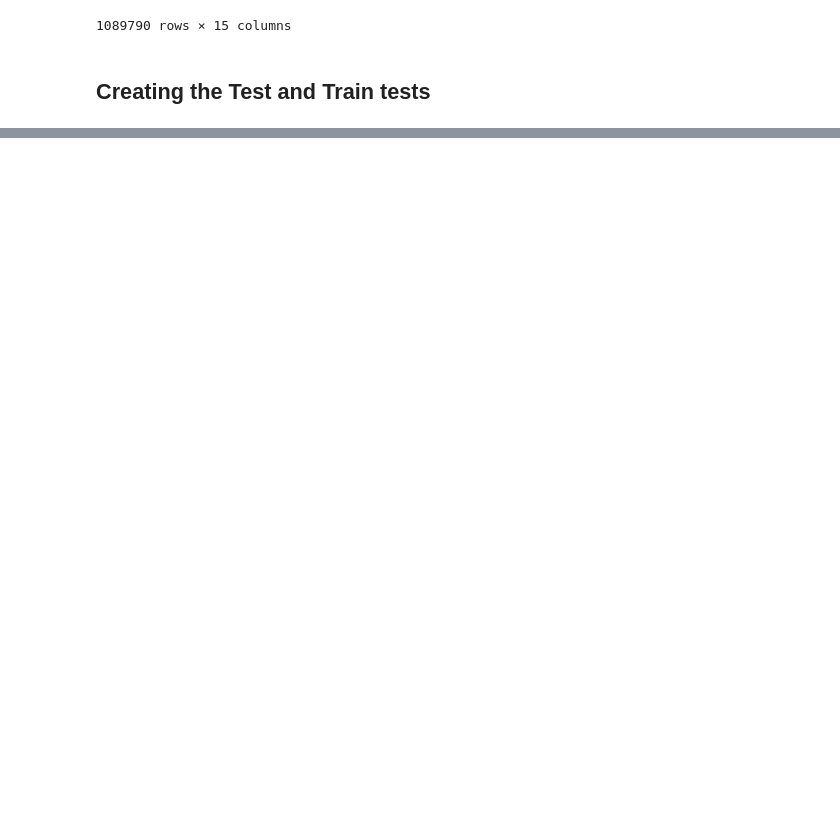
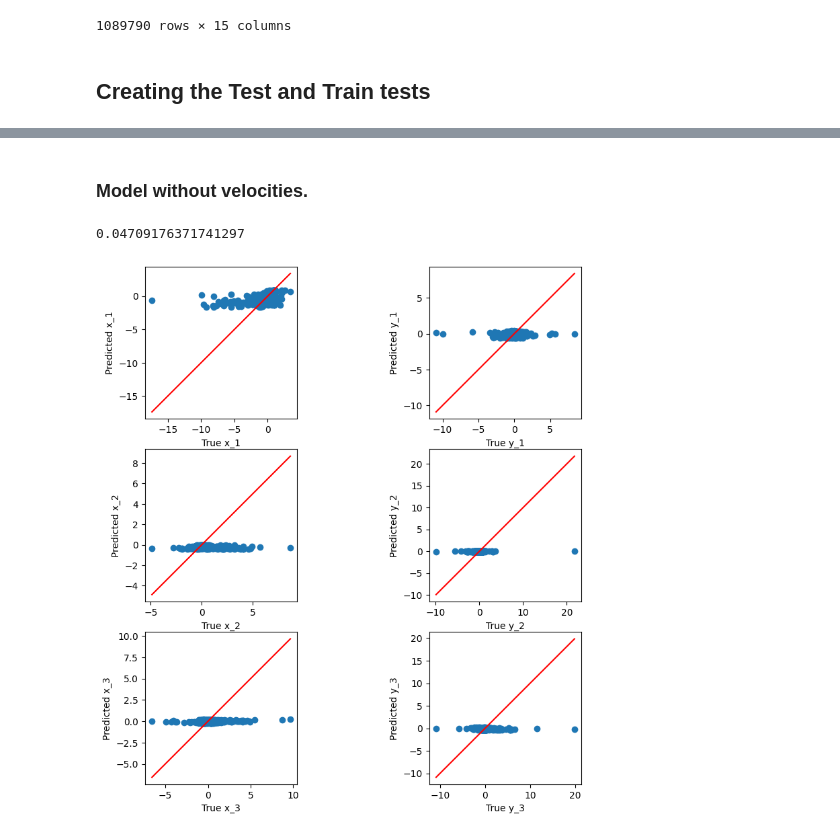
Before and after one commit to filipecolladavid/ThreeBodyProblemML, a Jupyter notebook: filipe/data_analysis.ipynb, the cells around one changed output, grey strips where cells are left out. Drawn from its saved outputs; the diff is of its cells as text; code cells hidden in the pictures; blank space fills up the shorter version.

```diff
--- a/filipe/data_analysis.ipynb
+++ b/filipe/data_analysis.ipynb
@@ -292,0 +350,24 @@ plot_y_yhat(y_test.drop(columns=['Id']).values, y_pred, plot_title="LinearRegres
+# %% [markdown]
+### Model without velocities.
+# %%
+# Split the data
+X_train, X_test, y_train, y_test = custom_train_test_split(X_raw, Y_raw, test_size=0.2, columns_to_drop=["v_x_1", "v_y_1", "v_x_2", "v_y_2", "v_x_3", "v_y_3"])
+
+# Scale the features
+scaler = StandardScaler()
+X_train = scaler.fit_transform(X_train)
+X_test = scaler.transform(X_test)
+
+# Train the model
+model_no_vel = LinearRegression()
+model_no_vel.fit(X_train, y_train)
+
+print(model_no_vel.score(X_test, y_test))
+
+# Predict on the test set
+y_pred_no_vel = model_no_vel.predict(X_test)
+
+plot_y_yhat(y_test.values, y_pred, plot_title="LinearRegression_Predictions")
+# %% [output]
+0.04709176371741297
+[figure, added]
```
Also changed, not shown: parts of 13 cells of this notebook, 1 other file.
